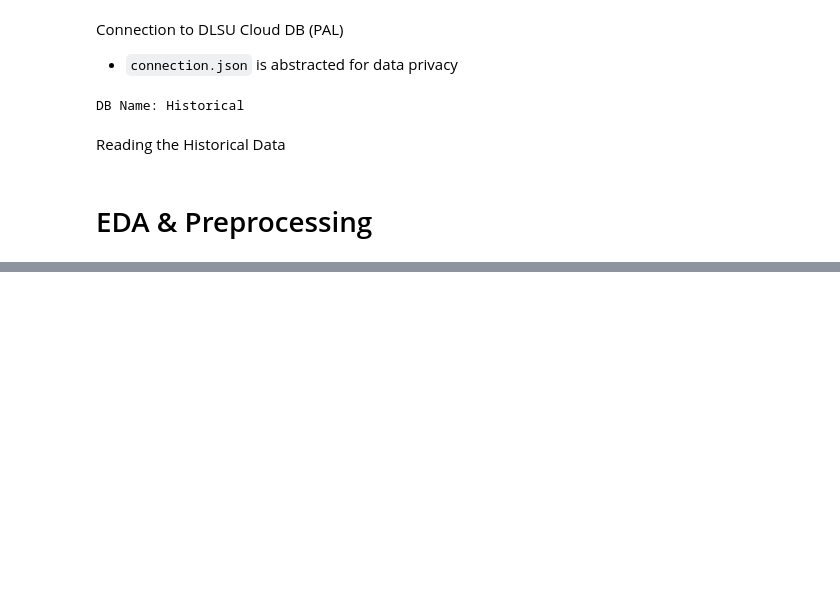
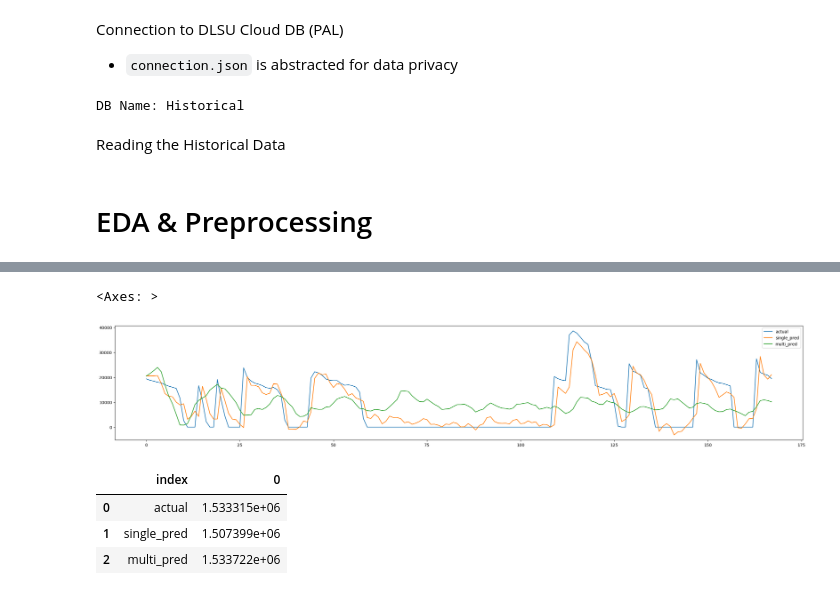
Before and after one commit to KyleCarlo/Predicting-Fuel-Consumption, a Jupyter notebook: Course-Model-perhour.ipynb, the cells around one changed output, grey strips where cells are left out. Cells and saved outputs as stored; diff of their text form; code cells hidden in the pictures; blank space fills up the shorter version.

```diff
--- a/Course-Model-perhour.ipynb
+++ b/Course-Model-perhour.ipynb
@@ -56,0 +230,25 @@ hist = hist[:31]
+# %%
+multi_pred = []
+currX = X_test[0]
+
+while len(multi_pred) != len(X_test):
+    tensor_pred = auto_reg(currX)
+    currX = torch.cat([currX, tensor_pred])
+    currX = currX[-time_step:]
+    pred = ss.inverse_transform(tensor_pred.detach().numpy().reshape(-1,1))
+    multi_pred.append(float(pred))
+# %%
+pred_step = pd.DataFrame({"multi_pred":multi_pred})
+pred_step.index = actual_pred.index
+# %%
+pd.concat([actual_pred, pred_step], axis=1)[:24*7].plot(figsize=(30,5))
+# %% [output]
+<Axes: >
+[figure, added]
+# %%
+pd.concat([actual_pred, pred_step], axis=1)[:24*7].sum().reset_index()
+# %% [output]
+|  | index | 0 |
+| 0 | actual | 1.533315e+06 |
+| 1 | single_pred | 1.507399e+06 |
+| 2 | multi_pred | 1.533722e+06 |
```
Also changed, not shown: parts of 29 cells of this notebook.
